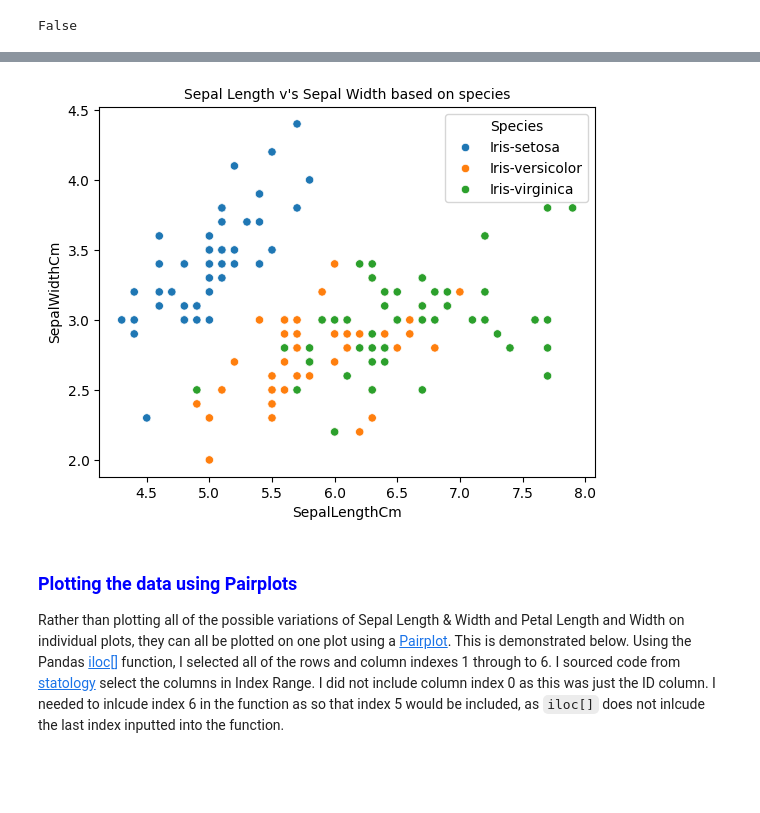
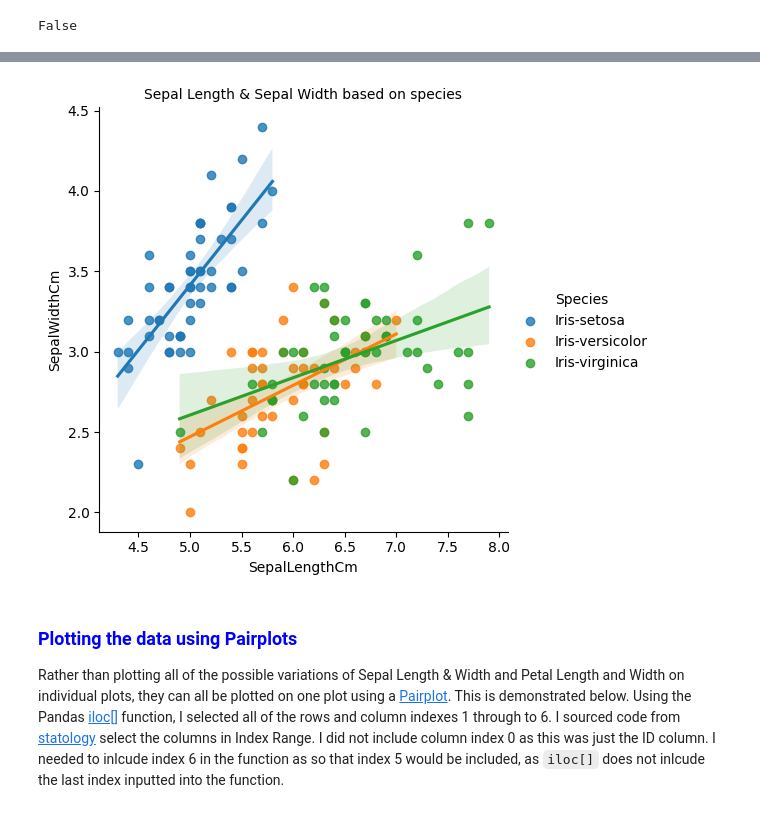
Before and after one commit to OCorry/machine_learning_and_statistics_2023, a Jupyter notebook: tasks.ipynb, the cells around one changed output, grey strips where cells are left out. Drawn from its saved outputs; the diff is of its cells as text; code cells hidden in the pictures; blank space fills up the shorter version.

```diff
--- a/tasks.ipynb
+++ b/tasks.ipynb
@@ -838,13 +848,10 @@ This would suggest that the Setosa class is easily seperable from the other two
 # %%
-sns.scatterplot(data=df, x='SepalLengthCm',
-                y='SepalWidthCm', hue='Species')
-
-plt.title("Sepal Length v's Sepal Width based on species" , size = 10 , color = "black")
-
+sns.lmplot(x='SepalLengthCm', y='SepalWidthCm', data=df, hue='Species')
+plt.title("Sepal Length & Sepal Width based on species" , size = 10 , color = "black")
 plt.plot()
 plt.show()
 # %% [output]
-[figure, old version]
+[figure, new version]
 # %% [markdown]
 ### <span style ="color:blue">Plotting the data using Pairplots</span>
 
```
Also changed, not shown: parts of 21 cells of this notebook.
